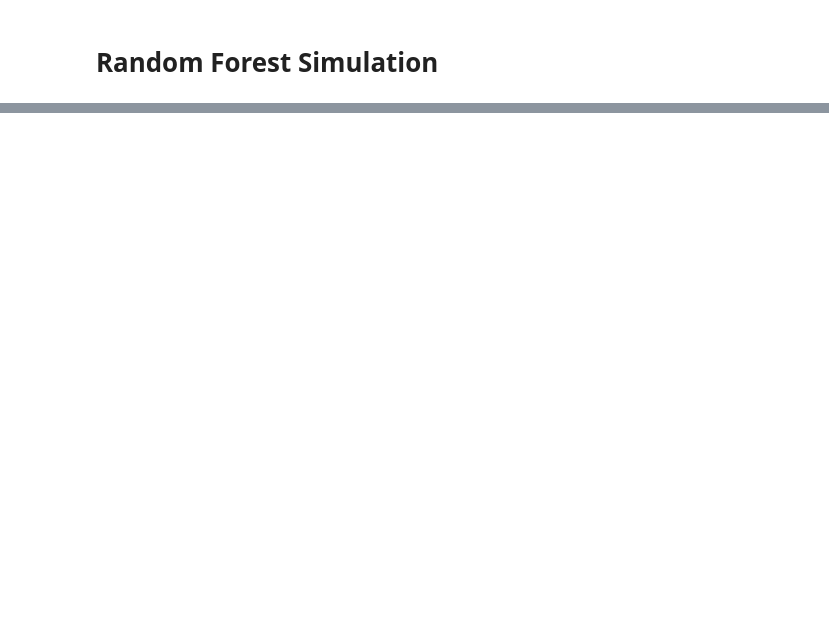
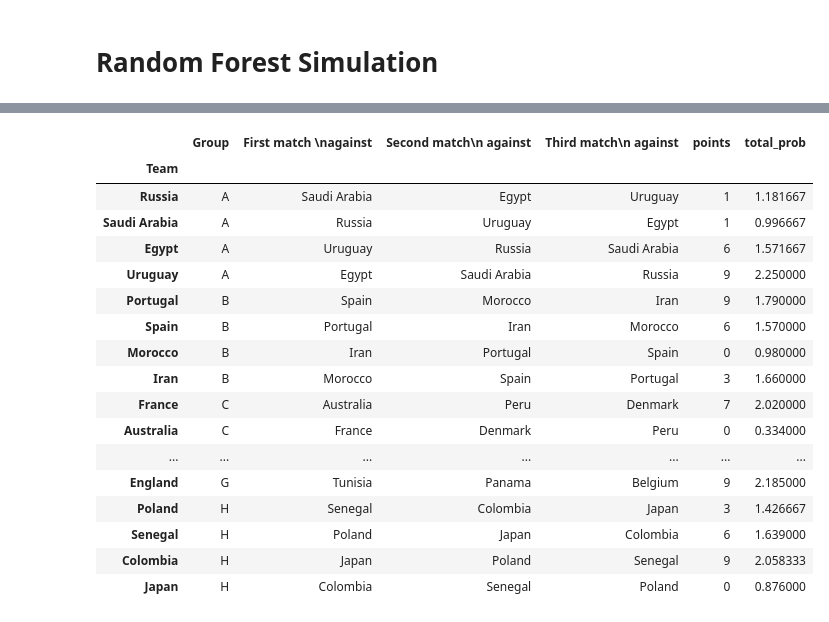
Before and after one commit to iamtlcs/STAT3011-Group5-Project2, a Jupyter notebook: Random_Forest.ipynb, the cells around one changed output, grey strips where cells are left out. Saved outputs shown, nothing was run; the diff lists cells and outputs as text; code cells hidden in the pictures; blank space fills up the shorter version.

```diff
--- a/Random_Forest.ipynb
+++ b/Random_Forest.ipynb
@@ -208,0 +260,21 @@ Final winner is Denmark
+# %%
+world_cup
+# %% [output]
+|  | Group | First match \nagainst | Second match\n against | Third match\n against | points | total_prob |
+| Team |  |  |  |  |  |  |
+| Russia | A | Saudi Arabia | Egypt | Uruguay | 1 | 1.181667 |
+| Saudi Arabia | A | Russia | Uruguay | Egypt | 1 | 0.996667 |
+| Egypt | A | Uruguay | Russia | Saudi Arabia | 6 | 1.571667 |
+| Uruguay | A | Egypt | Saudi Arabia | Russia | 9 | 2.250000 |
+| Portugal | B | Spain | Morocco | Iran | 9 | 1.790000 |
+| Spain | B | Portugal | Iran | Morocco | 6 | 1.570000 |
+| Morocco | B | Iran | Portugal | Spain | 0 | 0.980000 |
+| Iran | B | Morocco | Spain | Portugal | 3 | 1.660000 |
+| France | C | Australia | Peru | Denmark | 7 | 2.020000 |
+| Australia | C | France | Denmark | Peru | 0 | 0.334000 |
+| ... | ... | ... | ... | ... | ... | ... |
+| England | G | Tunisia | Panama | Belgium | 9 | 2.185000 |
+| Poland | H | Senegal | Colombia | Japan | 3 | 1.426667 |
+| Senegal | H | Poland | Japan | Colombia | 6 | 1.639000 |
+| Colombia | H | Japan | Poland | Senegal | 9 | 2.058333 |
+| Japan | H | Colombia | Senegal | Poland | 0 | 0.876000 |
```
Also changed, not shown: parts of 20 cells of this notebook.
